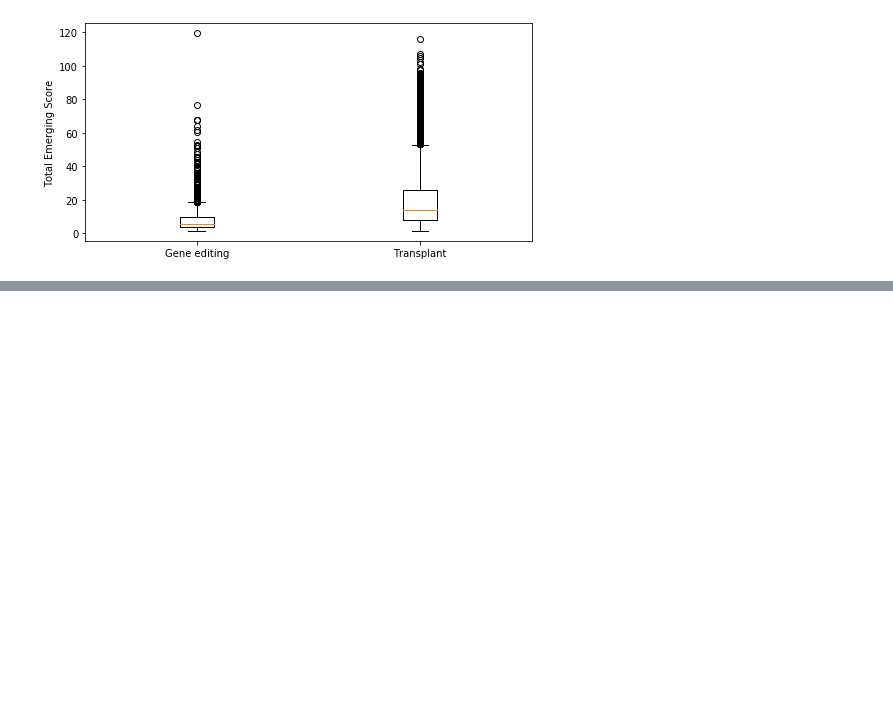
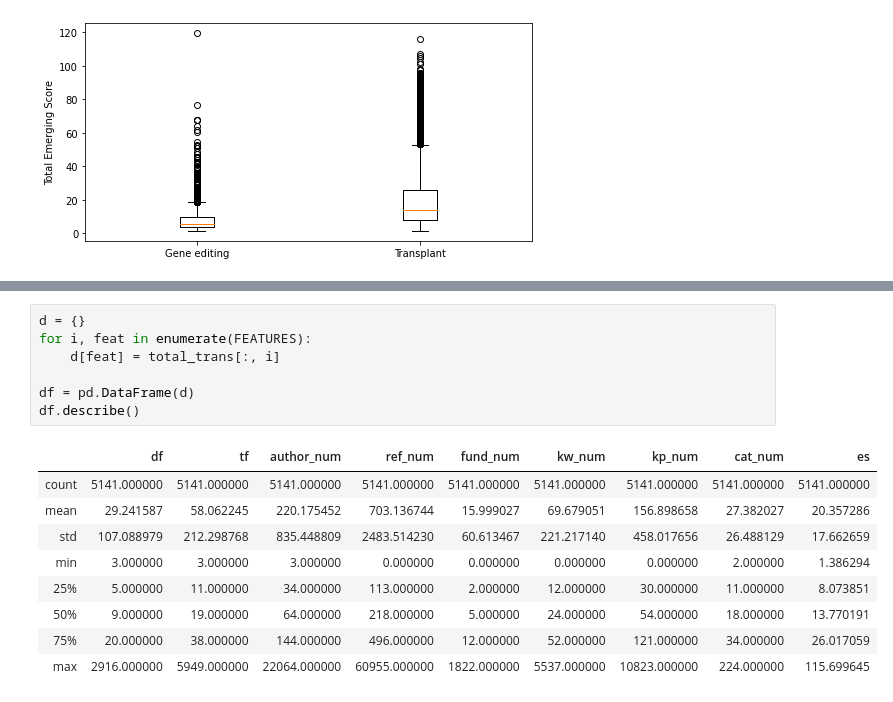
Before and after one commit to tomleung1996/Emerging_Topics_Prediction, a Jupyter notebook: new_data_exploration.ipynb, the cells around one changed output, grey strips where cells are left out. Drawn from its saved outputs; the diff is of its cells as text; blank space fills up the shorter version.

```diff
--- a/new_data_exploration.ipynb
+++ b/new_data_exploration.ipynb
@@ -145,0 +174,17 @@ compare_total_es(gene_total_es, trans_total_es)
+# %%
+d = {}
+for i, feat in enumerate(FEATURES):
+    d[feat] = total_trans[:, i]
+
+df = pd.DataFrame(d)
+df.describe()
+# %% [output]
+|  | df | tf | author_num | ref_num | fund_num | kw_num | kp_num | cat_num | es |
+| count | 5141.000000 | 5141.000000 | 5141.000000 | 5141.000000 | 5141.000000 | 5141.000000 | 5141.000000 | 5141.000000 | 5141.000000 |
+| mean | 29.241587 | 58.062245 | 220.175452 | 703.136744 | 15.999027 | 69.679051 | 156.898658 | 27.382027 | 20.357286 |
+| std | 107.088979 | 212.298768 | 835.448809 | 2483.514230 | 60.613467 | 221.217140 | 458.017656 | 26.488129 | 17.662659 |
+| min | 3.000000 | 3.000000 | 3.000000 | 0.000000 | 0.000000 | 0.000000 | 0.000000 | 2.000000 | 1.386294 |
+| 25% | 5.000000 | 11.000000 | 34.000000 | 113.000000 | 2.000000 | 12.000000 | 30.000000 | 11.000000 | 8.073851 |
+| 50% | 9.000000 | 19.000000 | 64.000000 | 218.000000 | 5.000000 | 24.000000 | 54.000000 | 18.000000 | 13.770191 |
+| 75% | 20.000000 | 38.000000 | 144.000000 | 496.000000 | 12.000000 | 52.000000 | 121.000000 | 34.000000 | 26.017059 |
+| max | 2916.000000 | 5949.000000 | 22064.000000 | 60955.000000 | 1822.000000 | 5537.000000 | 10823.000000 | 224.000000 | 115.699645 |
```
Also changed, not shown: parts of 8 cells of this notebook, 3 other files.
